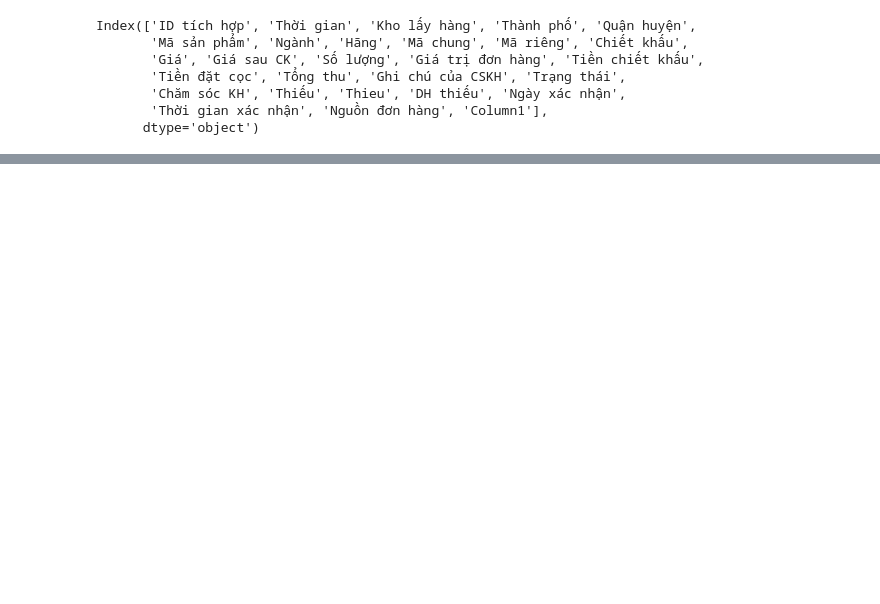
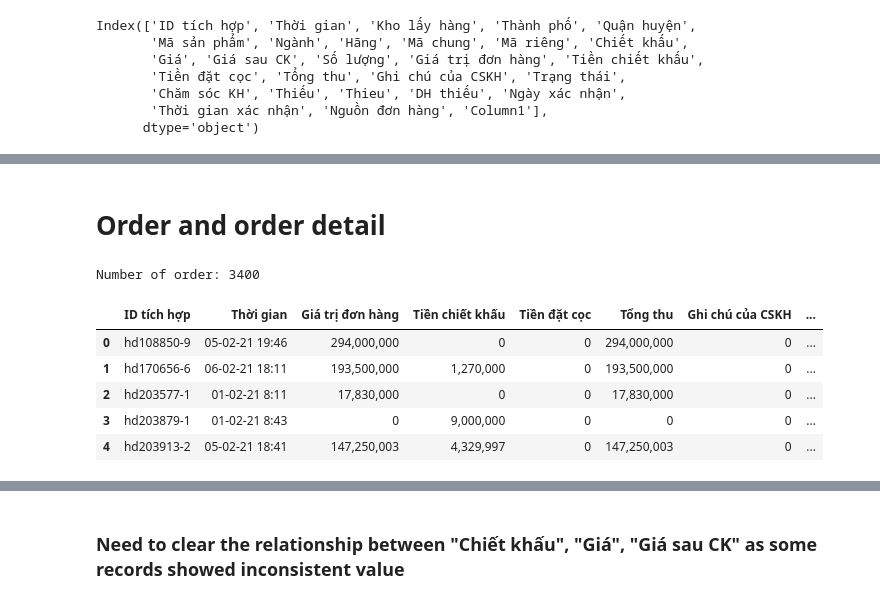
Before and after one commit to Linh-Thai/learningda, a Jupyter notebook: data/Pandas GEARVN.ipynb, the cells around one changed output, grey strips where cells are left out. Drawn from its saved outputs; the diff is of its cells as text; code cells hidden in the pictures; blank space fills up the shorter version.

```diff
--- a/data/Pandas GEARVN.ipynb
+++ b/data/Pandas GEARVN.ipynb
@@ -36 +36,6 @@ print_runtime()
 -------------------
+# %%
+pdf_gearvn[["ID", "Modified"]] = pdf_gearvn["ID tích hợp"].str.split("-", expand=True)
+pdf_gearvn["Modified"] = pdf_gearvn["Modified"].fillna(0).astype(int)
+display(pdf_gearvn[["ID tích hợp", "ID", "Modified"]].head())
+print_runtime()
@@ -127,0 +222,2 @@ display(pdf_prod.head())
+# %% [markdown]
+# Order and order detail
@@ -127,0 +229,36 @@ display(pdf_prod.head())
+# %%
+pdf_order = pdf_gearvn[[
+    "ID tích hợp",
+    "Thời gian", # Sales created order
+    "Giá trị đơn hàng", "Chiết khấu", "Tiền chiết khấu", "Tiền đặt cọc", "Tổng thu",
+    "Ghi chú của CSKH", "Trạng thái", "Chăm sóc KH", "Thiếu", "Thieu", "DH thiếu",
+    "Ngày xác nhận", # Storage confirmed timestamp
+    "Nguồn đơn hàng",
+]].fillna("0").groupby(["ID tích hợp"], as_index=False).agg({
+    "Thời gian": "max",
+    "Giá trị đơn hàng": "max",
+    "Tiền chiết khấu": "max",
+    "Tiền đặt cọc": "max",
+    "Tổng thu": "max",
+    "Ghi chú của CSKH": "max",
+    "Trạng thái": "max",
+    "Chăm sóc KH": "max",
+    "Thiếu": "max",
+    "Thieu": "max",
+    "DH thiếu": "max",
+    "Ngày xác nhận": "max",
+    "Nguồn đơn hàng": "max"
+})
+
+print(f"Number of order: {pdf_order.shape[0]}")
+display(pdf_order.head())
+
+print_runtime()
+# %% [output]
+Number of order: 3400
+|  | ID tích hợp | Thời gian | Giá trị đơn hàng | Tiền chiết khấu | Tiền đặt cọc | Tổng thu | Ghi chú của CSKH | ... |
+| 0 | hd108850-9 | 05-02-21 19:46 | 294,000,000 | 0 | 0 | 294,000,000 | 0 | ... |
+| 1 | hd170656-6 | 06-02-21 18:11 | 193,500,000 | 1,270,000 | 0 | 193,500,000 | 0 | ... |
+| 2 | hd203577-1 | 01-02-21 8:11 | 17,830,000 | 0 | 0 | 17,830,000 | 0 | ... |
+| 3 | hd203879-1 | 01-02-21 8:43 | 0 | 9,000,000 | 0 | 0 | 0 | ... |
+| 4 | hd203913-2 | 05-02-21 18:41 | 147,250,003 | 4,329,997 | 0 | 147,250,003 | 0 | ... |
@@ -127,0 +267,2 @@ display(pdf_prod.head())
+# %% [markdown]
+### Need to clear the relationship between "Chiết khấu", "Giá", "Giá sau CK" as some records showed inconsistent value
```
Also changed, not shown: parts of 22 cells of this notebook, 1 other file.
